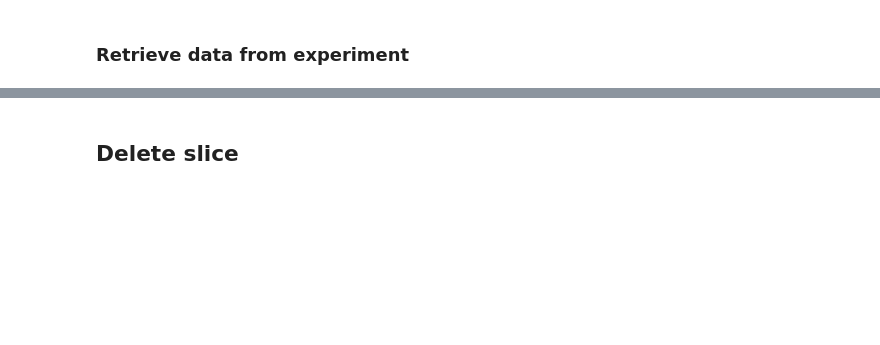
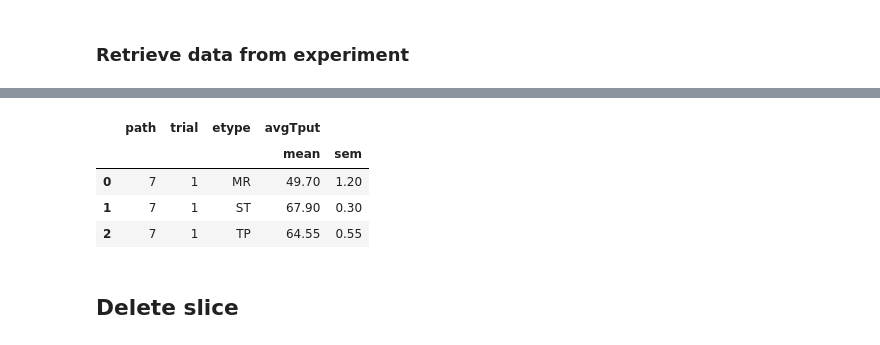
Before and after one commit to aydini/MP-Traces, a Jupyter notebook: fabric-mptcp-experiments.ipynb, the cells around one changed output, grey strips where cells are left out. Cells and saved outputs as stored; diff of their text form; code cells hidden in the pictures; blank space fills up the shorter version.

```diff
--- a/fabric-mptcp-experiments.ipynb
+++ b/fabric-mptcp-experiments.ipynb
@@ -657,9 +579,8 @@ for node_name in ["router1", "router2"]:
 import datetime
 from datetime import timedelta
 
-# TP: using trace pairs at the routers, MR: memoryless random rates at the routers
-expType="TP"
-print("starting new " + expType + " experiment set...")
+
+print("starting a new Bulk Transfer experiment set...")
 
 now = datetime.datetime.now(datetime.timezone.utc)
 outputDir="RawResults_" + now.strftime("%Y_%m_%d_%H_%M_%S")
@@ -670,10 +591,17 @@ slice.get_node(name="client").execute("mkdir -p " + outputDir)
 # positive correlation between cellular and wifi paths: Pearson R  of 0.19499423234541421
 path="7"
 trial="1"
+meanRateWifi=24.36 # Mbps, mean and stddev of path 7 real measurements as read from multipath.ipyb script
+stdDevWifi=17.95
+meanRateCellular=48.02 # Mbps
+stdDevCellular=16.19
 # negative correlation between cellular and wifi paths: Pearson R of -0.24126157391622494
 # path= "8"
 # trial="3"
-
+# meanRateWifi=25.44 # Mbps,  mean and stddev of path 8 real measurements as read from multipath.ipyb script
+# stdDevWifi=22.57
+# meanRateCellular=43.07 # Mbps
+# stdDevCellular=14.03
 
 # get the trace pair file names to feed into the routers
 wifiTraceFile=nodeHomeFolder + "/Traces/" + path + "_" + trial + "_wifi.csv"
@@ -766,3 +729,14 @@ print(resultsArray)
+# %%
+#g=df.groupby(['path','trial','etype'])['avgTput']
+g=df.groupby(['path','trial','etype']).agg({'avgTput':['mean','sem']}) # sem: standard error of mean
+g.reset_index(inplace=True, drop=False )
+g
+# %% [output]
+|  | path | trial | etype | avgTput |  |
+|  |  |  |  | mean | sem |
+| 0 | 7 | 1 | MR | 49.70 | 1.20 |
+| 1 | 7 | 1 | ST | 67.90 | 0.30 |
+| 2 | 7 | 1 | TP | 64.55 | 0.55 |
 # %% [markdown]
 ## Delete slice
 # %%
```
Also changed, not shown: parts of 27 cells of this notebook.
